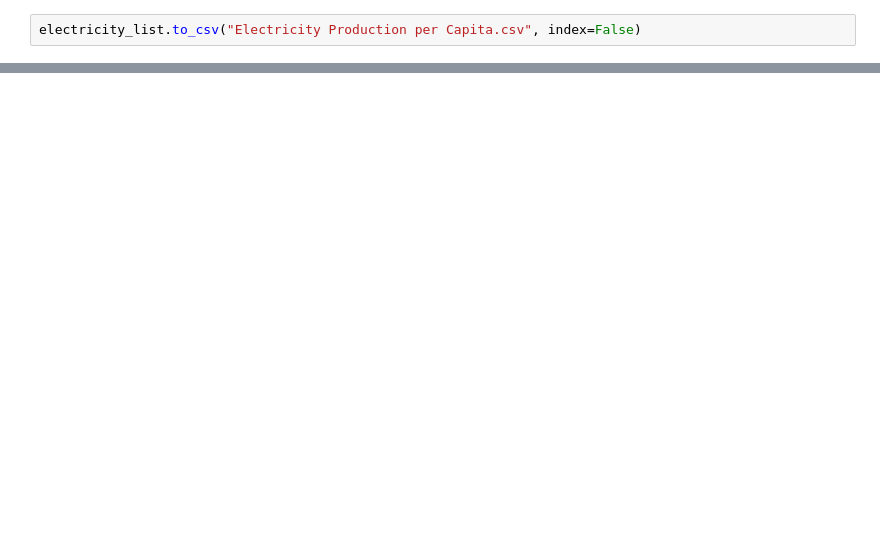
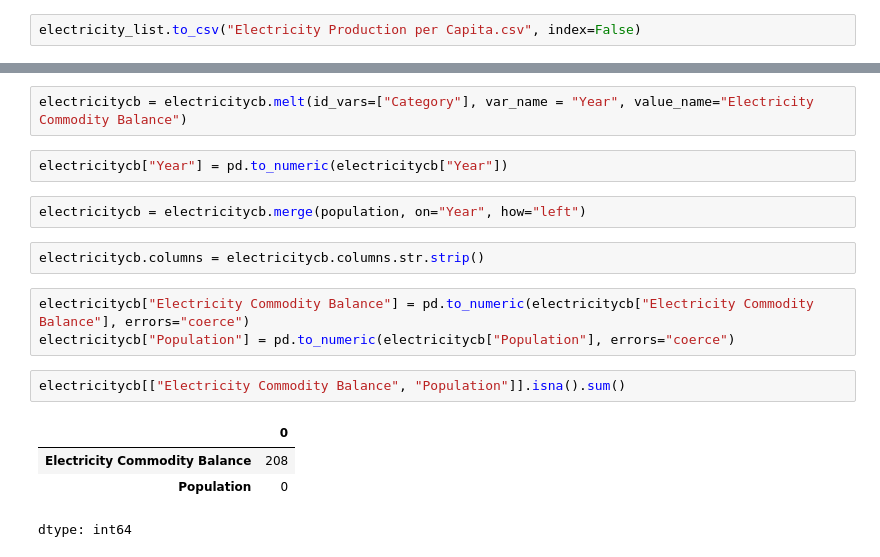
Before and after one commit to aliyahaslam/FINAL-YEAR-PROJECT-, a Jupyter notebook: FYP_UK_ENERGY_STANDARDISZATION.ipynb, the cells around one changed output, grey strips where cells are left out. Saved outputs shown, nothing was run; the diff lists cells and outputs as text; blank space fills up the shorter version.

```diff
--- a/FYP_UK_ENERGY_STANDARDISZATION.ipynb
+++ b/FYP_UK_ENERGY_STANDARDISZATION.ipynb
@@ -82,0 +165,18 @@ electricity_list.to_csv("Electricity Production per Capita.csv", index=False)
+# %%
+electricitycb = electricitycb.melt(id_vars=["Category"], var_name = "Year", value_name="Electricity Commodity Balance")
+# %%
+electricitycb["Year"] = pd.to_numeric(electricitycb["Year"])
+# %%
+electricitycb = electricitycb.merge(population, on="Year", how="left")
+# %%
+electricitycb.columns = electricitycb.columns.str.strip()
+# %%
+electricitycb["Electricity Commodity Balance"] = pd.to_numeric(electricitycb["Electricity Commodity Balance"], errors="coerce")
+electricitycb["Population"] = pd.to_numeric(electricitycb["Population"], errors="coerce")
+# %%
+electricitycb[["Electricity Commodity Balance", "Population"]].isna().sum()
+# %% [output]
+|  | 0 |
+| Electricity Commodity Balance | 208 |
+| Population | 0 |
+dtype: int64
```
Also changed, not shown: parts of 15 cells of this notebook.
